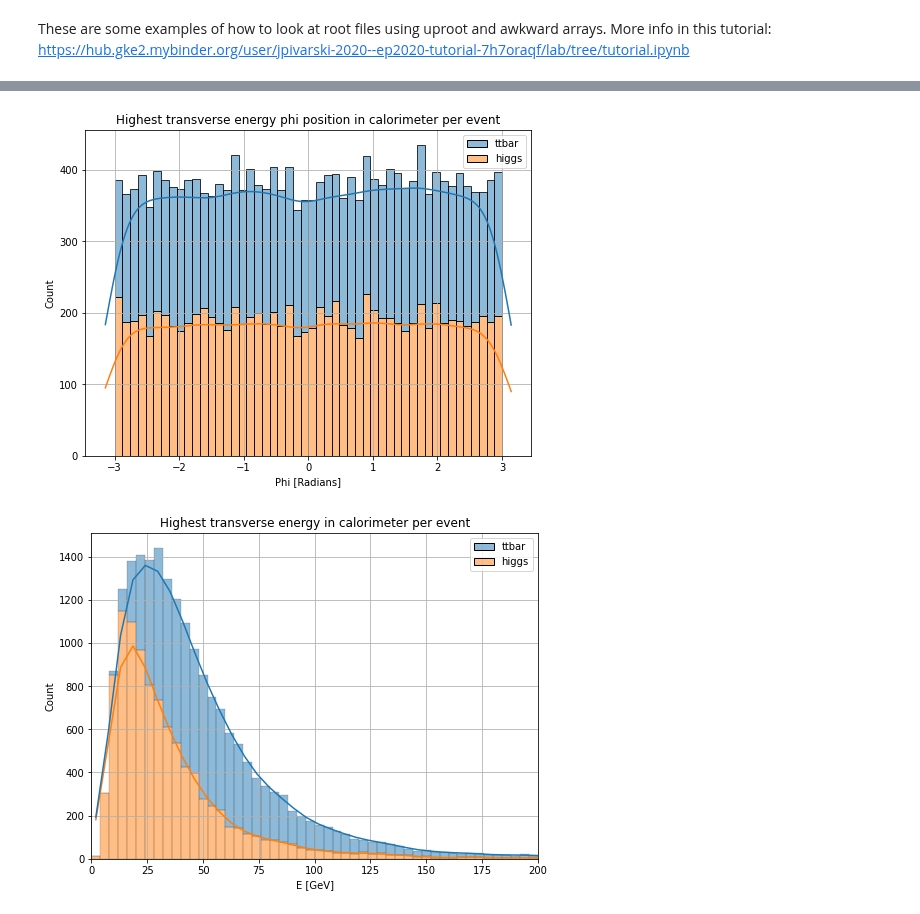
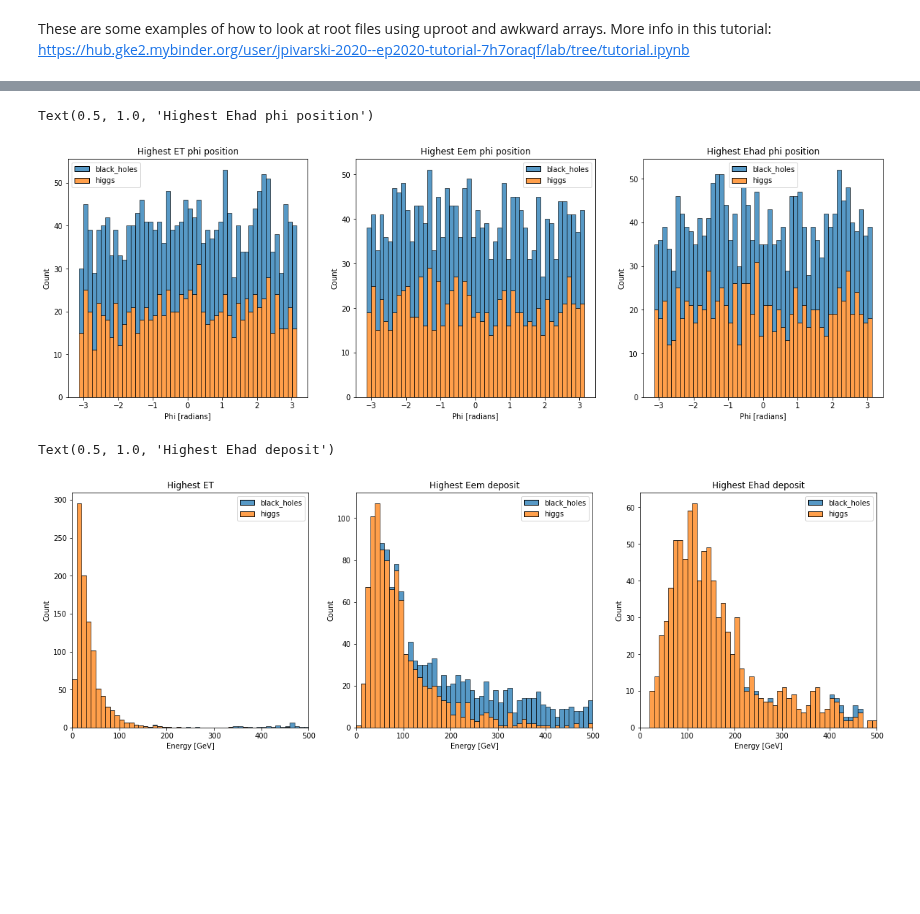
Before and after one commit to choisant/imcalML, a Jupyter notebook: notebooks/analyze_delphes_file.ipynb, the cells around one changed output, grey strips where cells are left out. Drawn from its saved outputs; the diff is of its cells as text; code cells hidden in the pictures; blank space fills up the shorter version.

```diff
--- a/notebooks/analyze_delphes_file.ipynb
+++ b/notebooks/analyze_delphes_file.ipynb
@@ -8,15 +8,17 @@ import seaborn as sn
 from fast_histogram import histogram2d
 # %%
 #/disk/atlas3/data_MC/ATLASOpen/jets/part1.root
-#/disk/atlas3/data_MC/delphes/ttbar_13TeV_taus_1000events.root:Delphes
+#/disk/atlas3/data_MC/delphes/ttbar_13TeV_taus_1000events.root:Delphes #PYTHIA ttbar
 #/disk/atlas3/data_MC/delphes/ttbar_40_120_20_1000events.root:Delphes
 #/disk/atlas3/data_MC/delphes/directW_13TeV_taus_100_40_1000events.root:Delphes
 #/disk/atlas3/data_MC/delphes/directW_13TeV_taus_100_1000events.root:Delphes"
 #/disk/atlas3/data_MC/delphes/higgs_13TeV_taus_1000events.root:Delphes
+#/disk/atlas3/data_MC/delphes/ttbar_1000events.root:Delphes #Herwig all ttbar
+#/disk/atlas3/data_MC/delphes/black_holes_1000events.root:Delphes #Hewig black holes
 
-data_paths = ["/disk/atlas3/data_MC/delphes/ttbar_13TeV_taus_10000events.root:Delphes",
-            "/disk/atlas3/data_MC/delphes/higgs_13TeV_taus_10000events.root:Delphes"]
-labels = ["ttbar", "higgs"]
+data_paths = ["/disk/atlas3/data_MC/delphes/black_holes_1000events.root:Delphes",
+            "/disk/atlas3/data_MC/delphes/higgs_13TeV_taus_1000events.root:Delphes"]
+labels = ["black_holes", "higgs"]
 # %% [markdown]
 These are some examples of how to look at root files using uproot and awkward arrays. More info in this tutorial:
 https://hub.gke2.mybinder.org/user/jpivarski-2020--ep2020-tutorial-7h7oraqf/lab/tree/tutorial.ipynb
@@ -72,6 +74,8 @@ def load_data(rootfile:str, branch:str, keys:list):
 
 
 clusters = [load_data(path, "Tower",
-                        ["Tower.ET", "Tower.Eta", "Tower.Phi", "Tower.Eem", "Tower.Ehad"])
+                        ["Tower.ET", "Tower.Eta", "Tower.Phi", "Tower.Eem", "Tower.Ehad", "Tower.E"])
                         for path in data_paths]
+
+print(len(clusters[0][0]), len(clusters[1][0]))
 # %% [output]
@@ -79,6 +83,6 @@ clusters = [load_data(path, "Tower",
 # %%
 #Pad data
-max_hits = np.max([np.max([len(event) for event in item["ET"]]) for item in clusters])
+max_hits = np.max([np.max([len(event) for event in item["Eta"]]) for item in clusters])
 print(max_hits)
 clusters = [ak.pad_none(item, max_hits, axis=-1) for item in clusters]
 # %% [output]
@@ -111,22 +135,38 @@ ax.grid(visible=None)
 # %%
-#Phi distribution, should be uniform
-fig, ax = plt.subplots(figsize=(8,6))
-sn.histplot({labels[0]: phi[0], labels[1]: phi[1]}, ax = ax, bins=50, binrange=[-3,3], kde=True, multiple="stack", stat="count")
-ax.set_title("Highest transverse energy phi position in calorimeter per event")
-ax.set_xlabel("Phi [Radians]")
-#ax.set_yscale('log')
-ax.grid(visible=None)
+#phi distribution
+fig, ax = plt.subplots(ncols=3, figsize=(20,6))
+sn.histplot({labels[0]: ET_phi[0], labels[1]: ET_phi[1]}, ax = ax[0], bins=50, binrange=[-np.pi,np.pi], multiple="stack", stat="count")
+ax[0].set_xlabel("Phi [radians]")
+ax[0].set_title("Highest ET phi position")
+
+sn.histplot({labels[0]: Eem_phi[0], labels[1]: Eem_phi[1]}, ax = ax[1], bins=50, binrange=[-np.pi,np.pi], multiple="stack", stat="count")
+ax[1].set_xlabel("Phi [radians]")
+ax[1].set_title("Highest Eem phi position")
+
+sn.histplot({labels[0]: Ehad_phi[0], labels[1]: Ehad_phi[1]}, ax = ax[2], bins=50, binrange=[-np.pi,np.pi], multiple="stack", stat="count")
+ax[2].set_xlabel("Phi [radians]")
+ax[2].set_title("Highest Ehad phi position")
 # %% [output]
+Text(0.5, 1.0, 'Highest Ehad phi position')
-[figure, old version]
+[figure, new version]
 # %%
-#Energy distribution
-fig, ax = plt.subplots(figsize=(8,6))
-sn.histplot({labels[0]: ET[0], labels[1]: ET[1]}, ax = ax, bins=50, binrange=[0,200], kde=True, multiple="stack", stat="count")
-ax.set_title("Highest transverse energy in calorimeter per event")
-ax.set_xlabel("E [GeV]")
-ax.set_xlim(0, 200)
-#ax.set_yscale('log')
-#ax.set_xscale('log')
-ax.grid(visible=None)
+#energy distribution
+fig, ax = plt.subplots(ncols=3, figsize=(20,6))
+sn.histplot({labels[0]: ET_energy[0], labels[1]: ET_energy[1]}, ax = ax[0], bins=50, binrange=[0, 500], multiple="stack", stat="count")
+#sn.histplot({labels[0]: ET_energy[0], labels[1]: ET_energy[1]}, ax = ax[0], kde=True, multiple="stack", stat="count")
+ax[0].set_xlabel("Energy [GeV]")
+ax[0].set_xlim(0, 500)
+ax[0].set_title("Highest ET")
+
+sn.histplot({labels[0]: Eem_energy[0], labels[1]: Eem_energy[1]}, ax = ax[1], bins=50, binrange=[0, 500], multiple="stack", stat="count")
+ax[1].set_xlabel("Energy [GeV]")
+ax[1].set_xlim(0, 500)
+ax[1].set_title("Highest Eem deposit")
+
+sn.histplot({labels[0]: Ehad_energy[0], labels[1]: Ehad_energy[1]}, ax = ax[2], bins=50, binrange=[0, 500], multiple="stack", stat="count")
+ax[2].set_xlabel("Energy [GeV]")
+ax[2].set_xlim(0, 500)
+ax[2].set_title("Highest Ehad deposit")
 # %% [output]
+Text(0.5, 1.0, 'Highest Ehad deposit')
-[figure, old version]
+[figure, new version]
```
Also changed, not shown: parts of 12 cells of this notebook, 1 other file.
